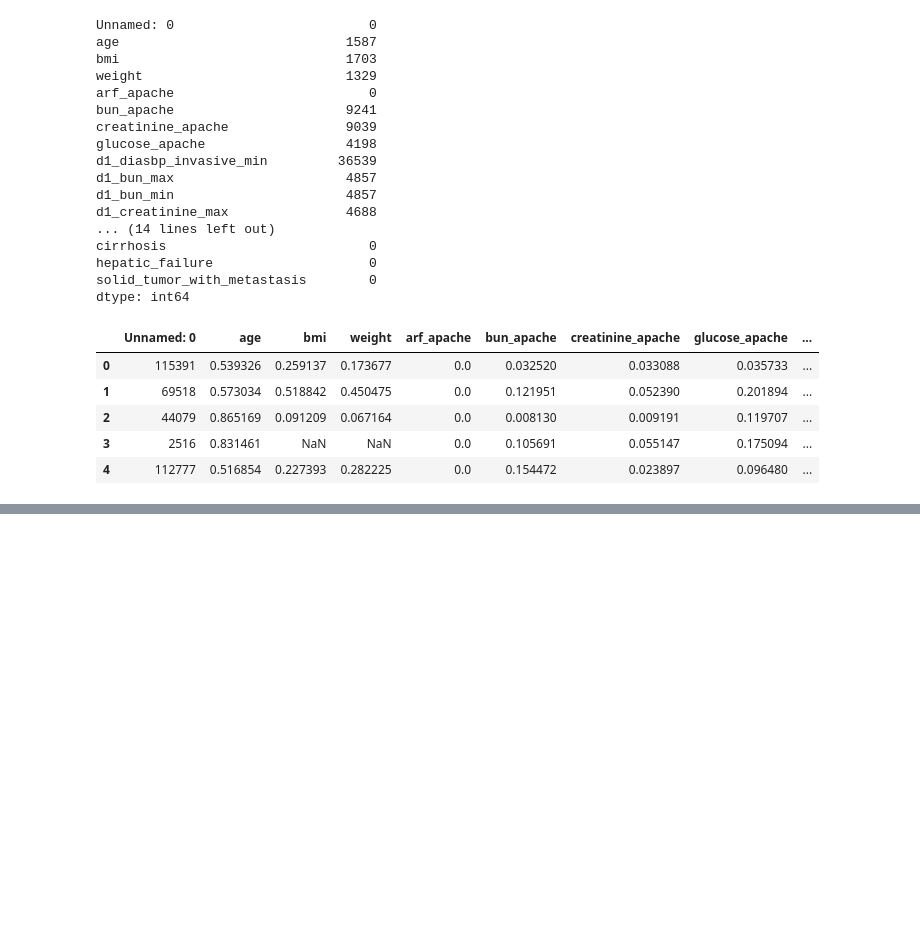
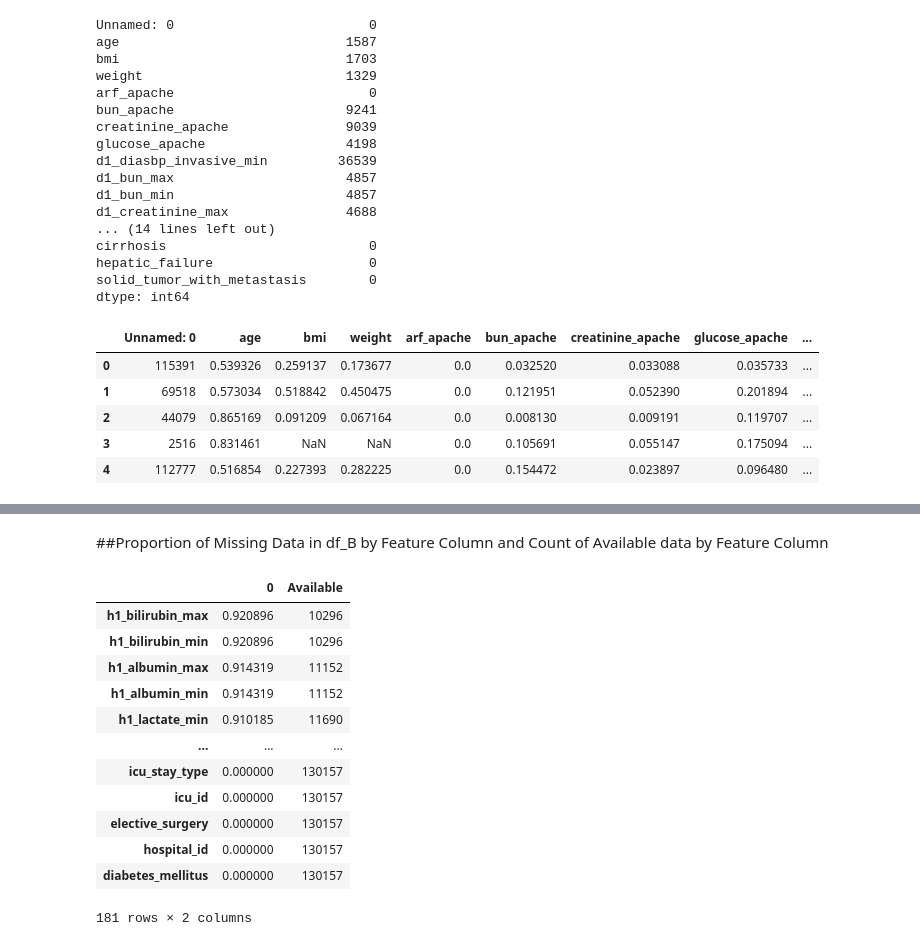
Before and after one commit to K-Hebel/WiDS_Chi, a Jupyter notebook: Model_WiDS.ipynb, the cells around one changed output, grey strips where cells are left out. Drawn from its saved outputs; the diff is of its cells as text; code cells hidden in the pictures; blank space fills up the shorter version.

```diff
--- a/Model_WiDS.ipynb
+++ b/Model_WiDS.ipynb
@@ -97,0 +133,20 @@ X.head()
+# %% [markdown]
+##Proportion of Missing Data in df_B by Feature Column and Count of Available data by Feature Column
+# %%
+missing_data= pd.DataFrame(df_B.isna().sum()/df_B['diabetes_mellitus'].count())
+missing_data['Available']= df_B.notna().sum()
+missing_data.sort_values(0,ascending=False)
+# %% [output]
+|  | 0 | Available |
+| h1_bilirubin_max | 0.920896 | 10296 |
+| h1_bilirubin_min | 0.920896 | 10296 |
+| h1_albumin_max | 0.914319 | 11152 |
+| h1_albumin_min | 0.914319 | 11152 |
+| h1_lactate_min | 0.910185 | 11690 |
+| ... | ... | ... |
+| icu_stay_type | 0.000000 | 130157 |
+| icu_id | 0.000000 | 130157 |
+| elective_surgery | 0.000000 | 130157 |
+| hospital_id | 0.000000 | 130157 |
+| diabetes_mellitus | 0.000000 | 130157 |
+181 rows × 2 columns
```
Also changed, not shown: parts of 28 cells of this notebook.
